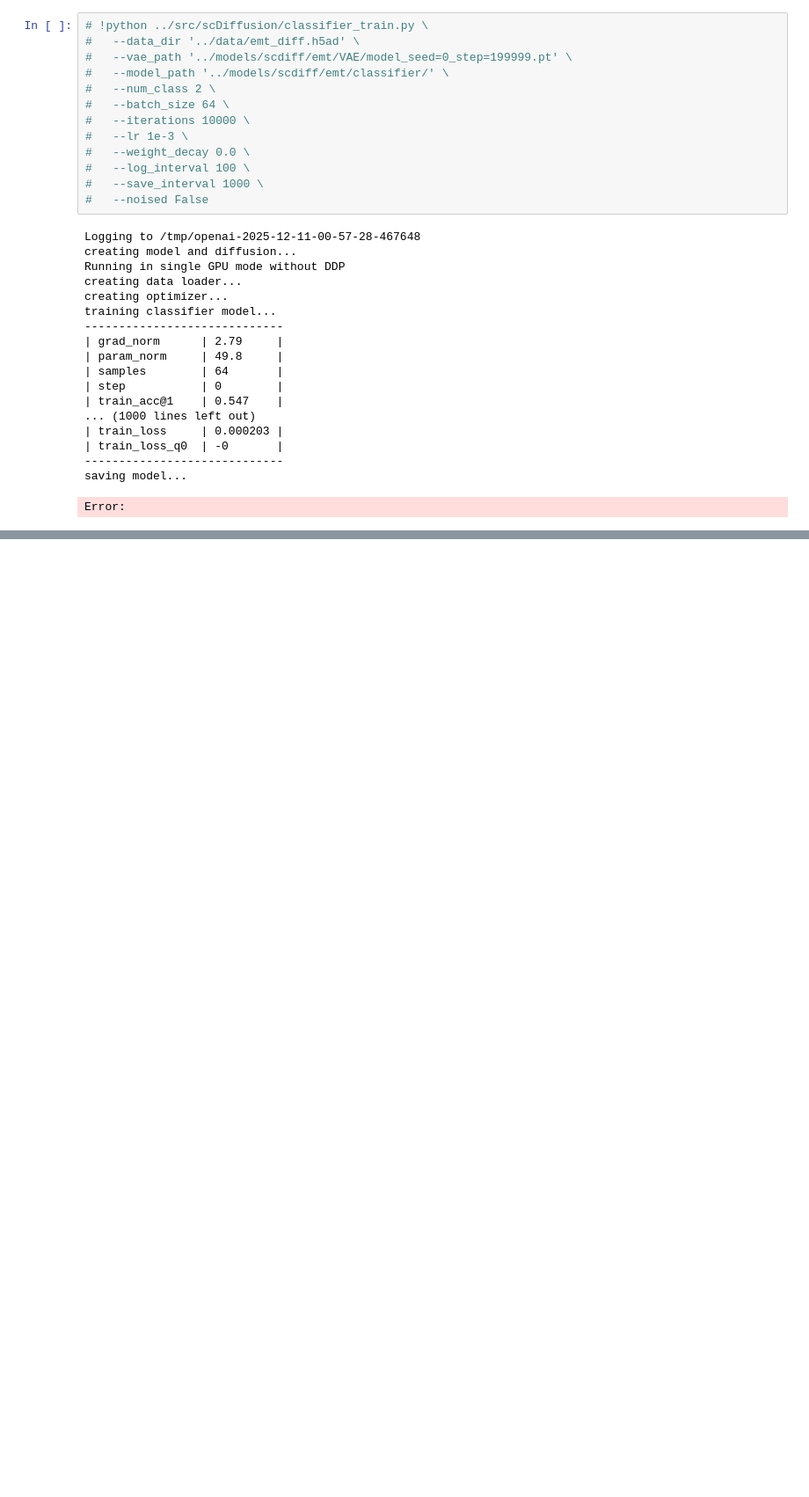
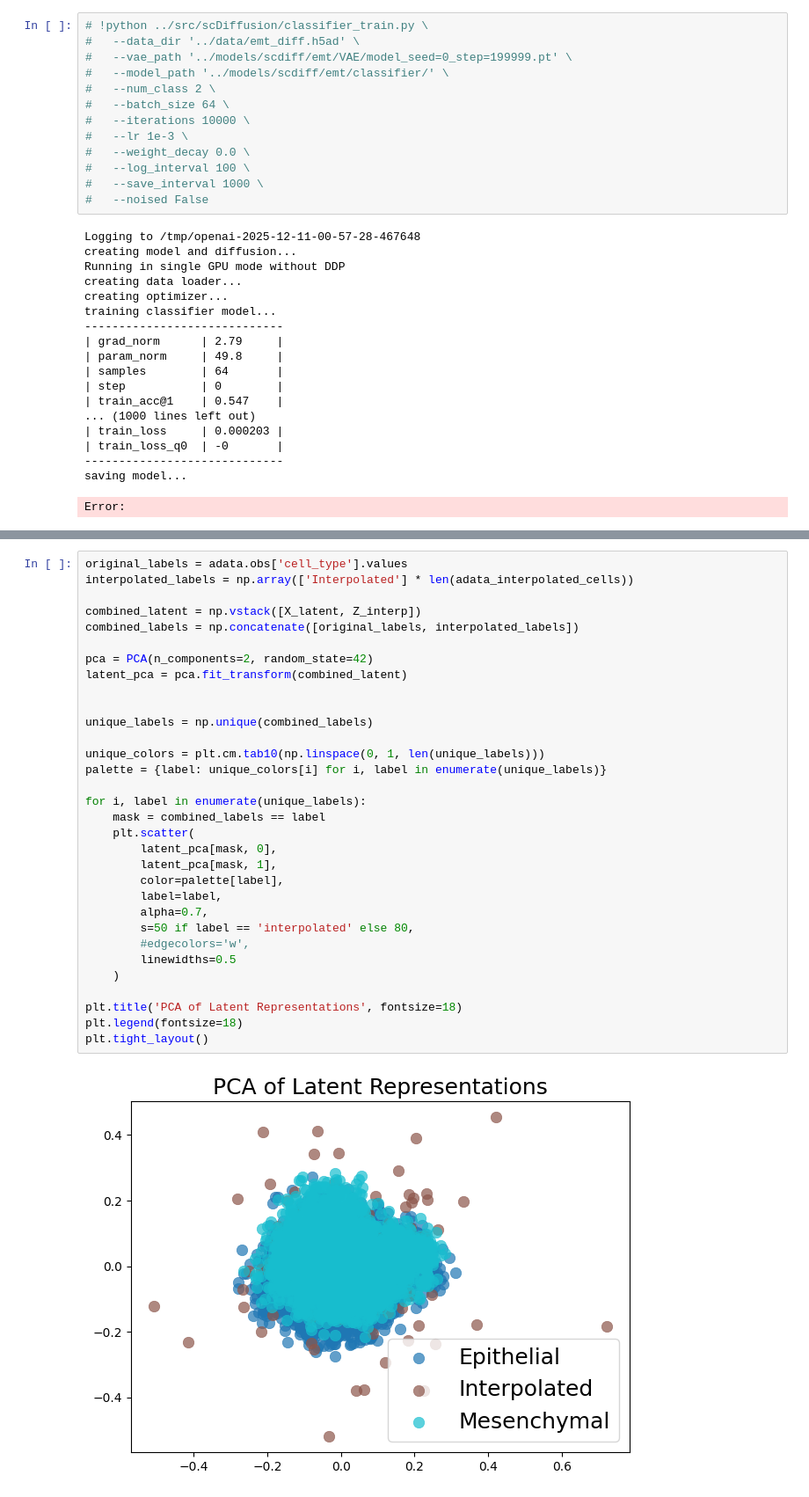
Before and after one commit to SamiaShashmi/fm-project, a Jupyter notebook: scripts/scdiff_emt.ipynb, the cells around one changed output, grey strips where cells are left out. Shown at 88% size. Drawn from its saved outputs; the diff is of its cells as text; blank space fills up the shorter version.

```diff
--- a/scripts/scdiff_emt.ipynb
+++ b/scripts/scdiff_emt.ipynb
@@ -200,0 +303,34 @@ TypeError: sparse array length is ambiguous; use getnnz() or shape[0]
+# %%
+original_labels = adata.obs['cell_type'].values
+interpolated_labels = np.array(['Interpolated'] * len(adata_interpolated_cells))
+
+combined_latent = np.vstack([X_latent, Z_interp])
+combined_labels = np.concatenate([original_labels, interpolated_labels])
+
+pca = PCA(n_components=2, random_state=42)
+latent_pca = pca.fit_transform(combined_latent)
+
+
+unique_labels = np.unique(combined_labels)
+
+unique_colors = plt.cm.tab10(np.linspace(0, 1, len(unique_labels)))
+palette = {label: unique_colors[i] for i, label in enumerate(unique_labels)}
+
+for i, label in enumerate(unique_labels):
+    mask = combined_labels == label
+    plt.scatter(
+        latent_pca[mask, 0],
+        latent_pca[mask, 1],
+        color=palette[label],
+        label=label,
+        alpha=0.7,
+        s=50 if label == 'interpolated' else 80,
+        #edgecolors='w',
+        linewidths=0.5
+    )
+
+plt.title('PCA of Latent Representations', fontsize=18)
+plt.legend(fontsize=18)
+plt.tight_layout()
+# %% [output]
+[figure, added]
```
Also changed, not shown: parts of 18 cells of this notebook, 7 other files.
